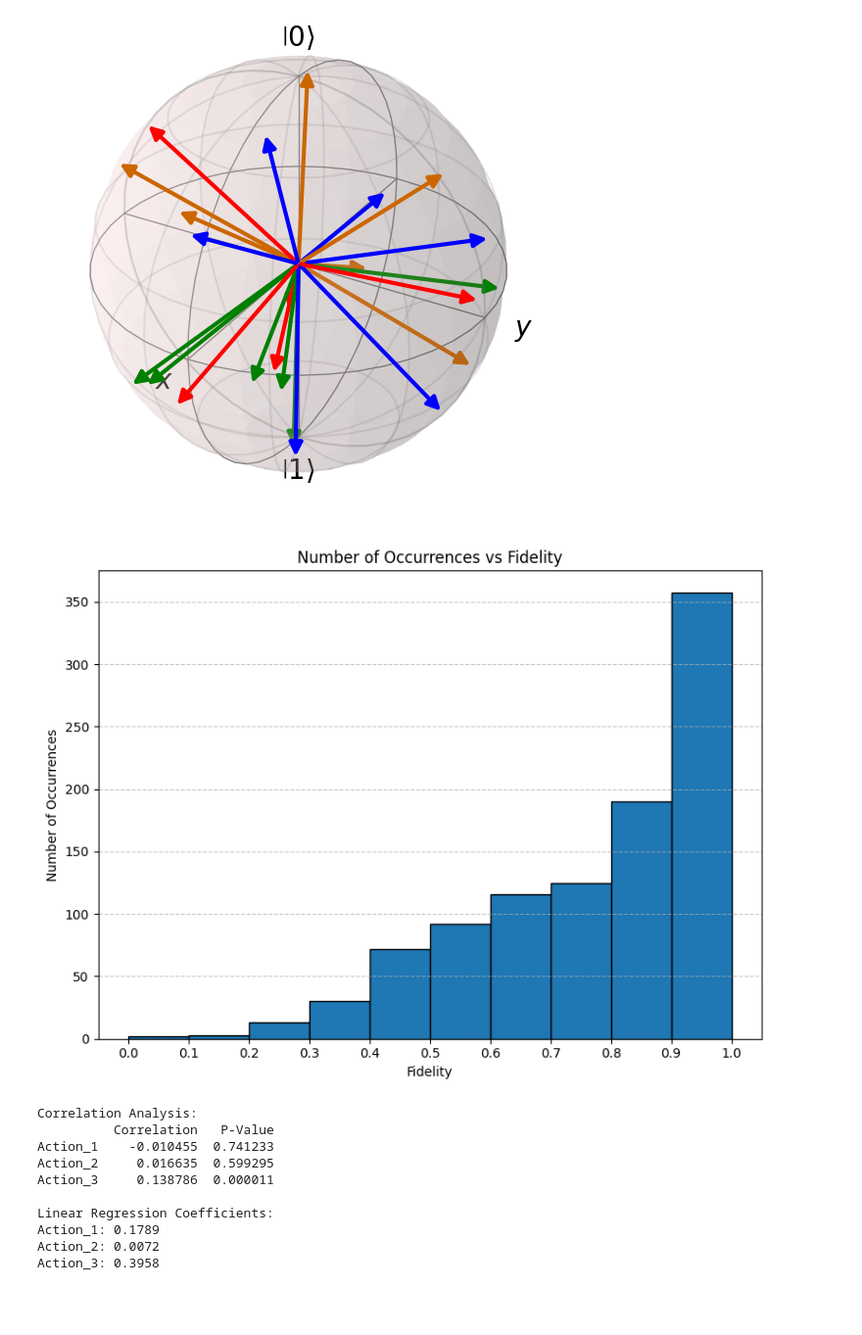
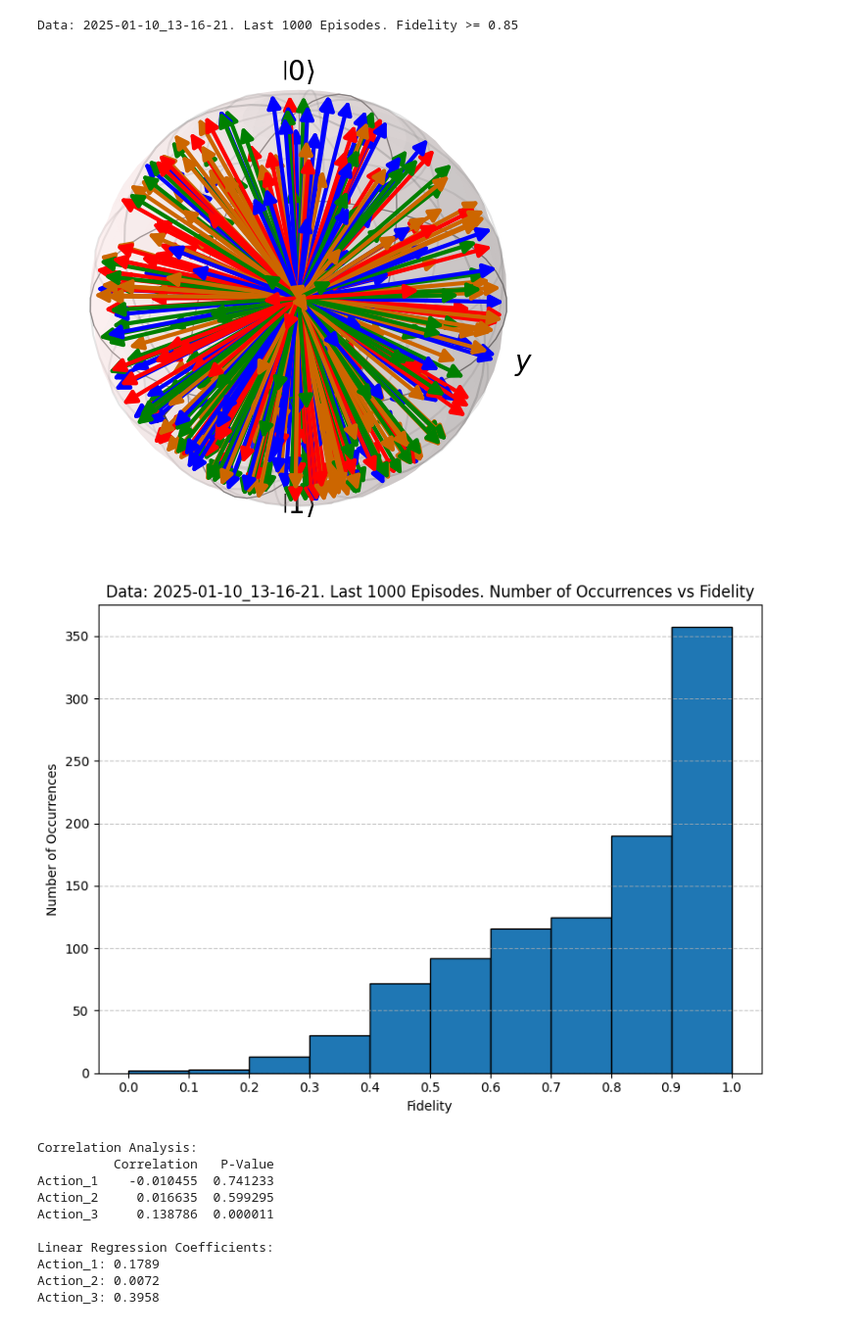
Before and after one commit to VishChaudhary/rl-repo, a Jupyter notebook: analysis/visualize_training_gates.ipynb, the cells around one changed output. Shown: that part at 98% size. Cells and saved outputs as stored; diff of their text form; code cells hidden in the pictures.

```diff
--- a/analysis/visualize_training_gates.ipynb
+++ b/analysis/visualize_training_gates.ipynb
@@ -44,33 +44,37 @@ df = pd.read_csv(base_path + file_path + extension_path, header = 0)
 last_step = get_last_episode_step(df)
 df_filtered = df.loc[last_step].reset_index(drop=True)
 # %%
-preProcessed_self_u = df_filtered.iloc[:, 4].apply(preprocess_matrix_string)
+preProcessed_u_target = df_filtered.iloc[:, 4].apply(preprocess_matrix_string)
 fidelity_array = df_filtered.iloc[:, 0]
 preProcessed_actions = df_filtered.iloc[:, 2].apply(preprocess_actions)
-self_u_list = [np.array(eval(m)) for m in preProcessed_self_u]
-self_u_list = np.array(self_u_list)
+u_target_list = [np.array(eval(m)) for m in preProcessed_u_target]
+u_target_list = np.array(u_target_list)
 actions_array = [np.array(eval(m)) for m in preProcessed_actions]
 # %%
-last_x_self_u = self_u_list[-x:]
+last_x_u_target = u_target_list[-x:]
 last_x_fidelity = fidelity_array[-x:]
 last_x_actions = np.array(actions_array[-x:])
 # %%
 # final_states = [np.matmul(unitary, np.array([1, 0])) for unitary in last_100_self_u]
 final_states = []
-for unitary, fidelity in zip(last_x_self_u, last_x_fidelity):
-    if fidelity > 0.99:
+fidelity_threshold = 0.85
+title_string = f'Data: {file_path}. Last {x} Episodes. Fidelity >= {fidelity_threshold}'
+for unitary, fidelity in zip(last_x_u_target, last_x_fidelity):
+    if fidelity >= fidelity_threshold:
         final_states.append(np.matmul(unitary, np.array([1, 0])))
 random_q_objs = [qutip.Qobj(state) for state in final_states]
 
 b = qutip.Bloch()
 b.add_states(random_q_objs)
+print(title_string)
 b.show()
 # %% [output]
+Data: 2025-01-10_13-16-21. Last 1000 Episodes. Fidelity >= 0.85
-[figure, old version]
+[figure, new version]
 # %%
 # Define bins for the fidelities with a step of 0.1
 bins = np.arange(0.0, 1.1, bin_step)  # Bins from 0.0 to 1.0 with a step of 0.1
-
+count_title = f'Data: {file_path}. Last {x} Episodes. Number of Occurrences vs Fidelity'
 # Create a histogram
 counts, bin_edges = np.histogram(last_x_fidelity, bins=bins)
 
@@ -81,7 +85,7 @@ plt.bar(bin_edges[:-1], counts, width=0.1, align='edge', edgecolor='black')
 # Add labels and title
 plt.xlabel("Fidelity")
 plt.ylabel("Number of Occurrences")
-plt.title("Number of Occurrences vs Fidelity")
+plt.title(count_title)
 plt.xticks(bins)  # Set the x-axis ticks to match the bins
 plt.grid(axis='y', linestyle='--', alpha=0.7)
 
@@ -89,7 +93,7 @@ plt.grid(axis='y', linestyle='--', alpha=0.7)
 plt.tight_layout()
 plt.show()
 # %% [output]
-[figure, old version]
+[figure, new version]
 # %%
 # 1. Convert to a DataFrame for easier analysis
 data = pd.DataFrame({
```
Also changed, not shown: 13 other files.
